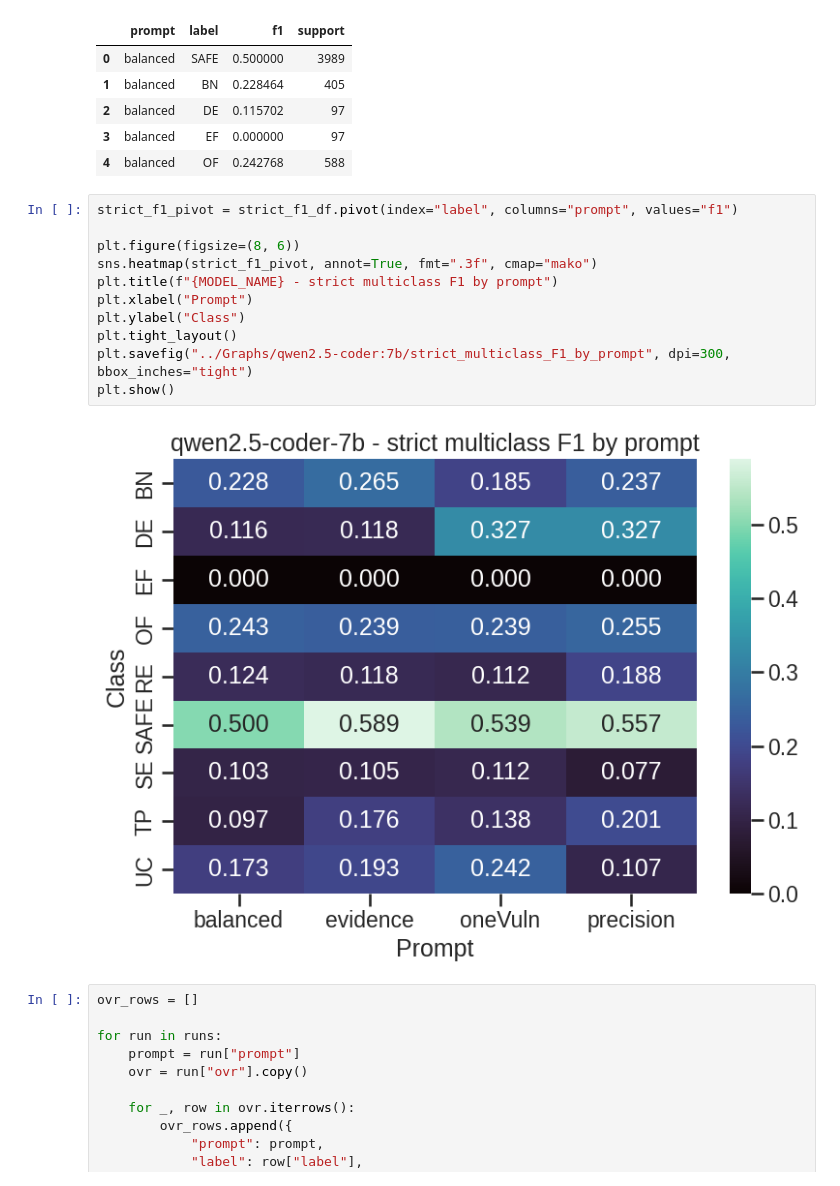
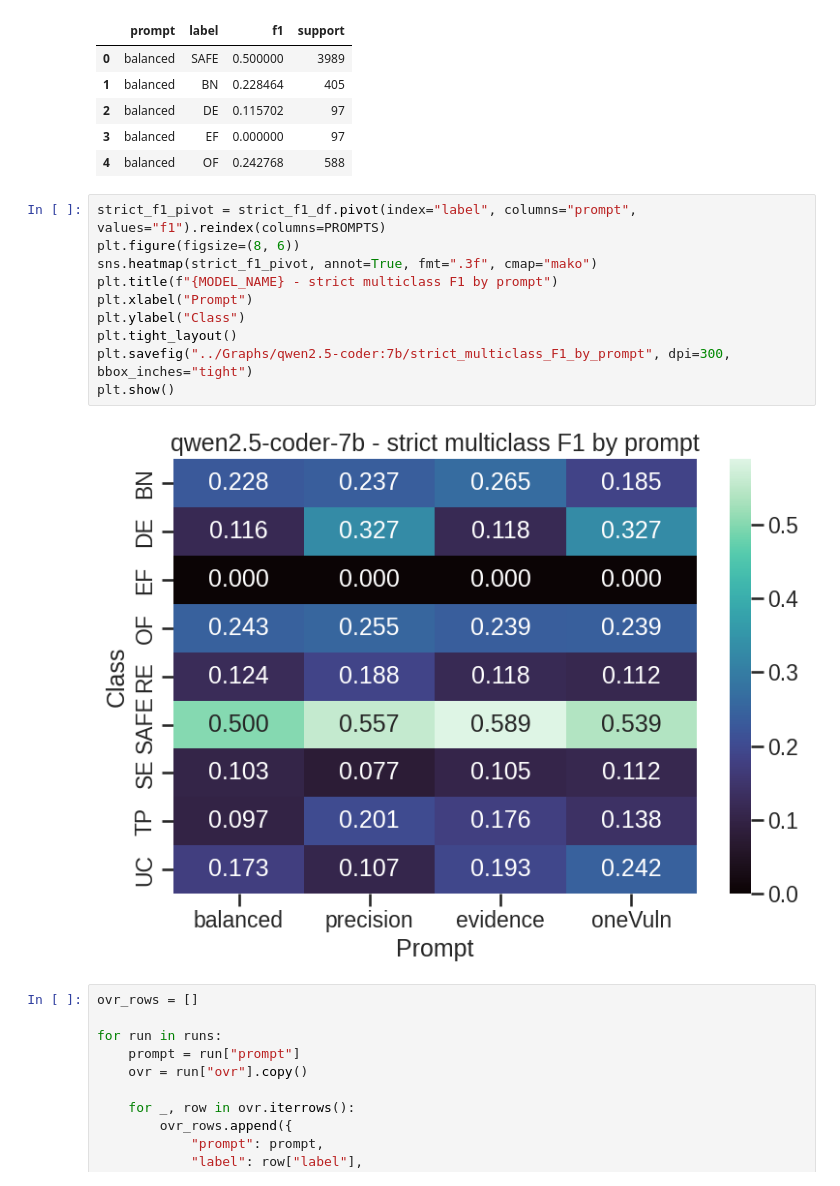
Before and after one commit to Wyrup/Bachelor_work, a Jupyter notebook: Code/qwen_coder_graphs.ipynb, the cells around one changed output. Cells and saved outputs as stored; diff of their text form.

```diff
--- a/Code/qwen_coder_graphs.ipynb
+++ b/Code/qwen_coder_graphs.ipynb
@@ -192,18 +190,17 @@ strict_f1_df.head()
 | 3 | balanced | EF | 0.000000 | 97 |
 | 4 | balanced | OF | 0.242768 | 588 |
 # %%
-strict_f1_pivot = strict_f1_df.pivot(index="label", columns="prompt", values="f1")
-
+strict_f1_pivot = strict_f1_df.pivot(index="label", columns="prompt", values="f1").reindex(columns=PROMPTS)
 plt.figure(figsize=(8, 6))
 sns.heatmap(strict_f1_pivot, annot=True, fmt=".3f", cmap="mako")
 plt.title(f"{MODEL_NAME} - strict multiclass F1 by prompt")
 plt.xlabel("Prompt")
 plt.ylabel("Class")
 plt.tight_layout()
 plt.savefig("../Graphs/qwen2.5-coder:7b/strict_multiclass_F1_by_prompt", dpi=300, bbox_inches="tight")
 plt.show()
 # %% [output]
-[figure, old version]
+[figure, new version]
 # %%
 ovr_rows = []
 
```
Also changed, not shown: parts of 2 cells of this notebook, 3 other files.
